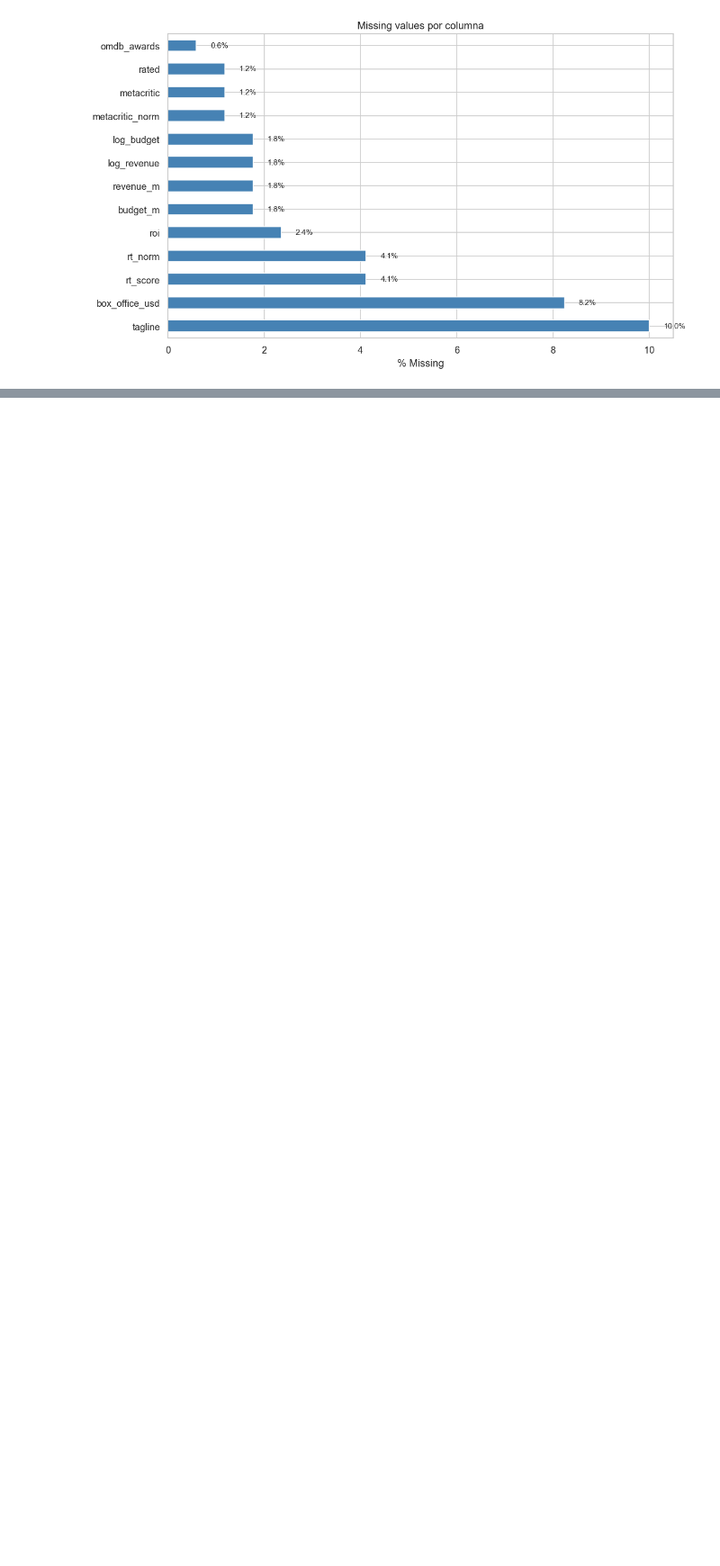
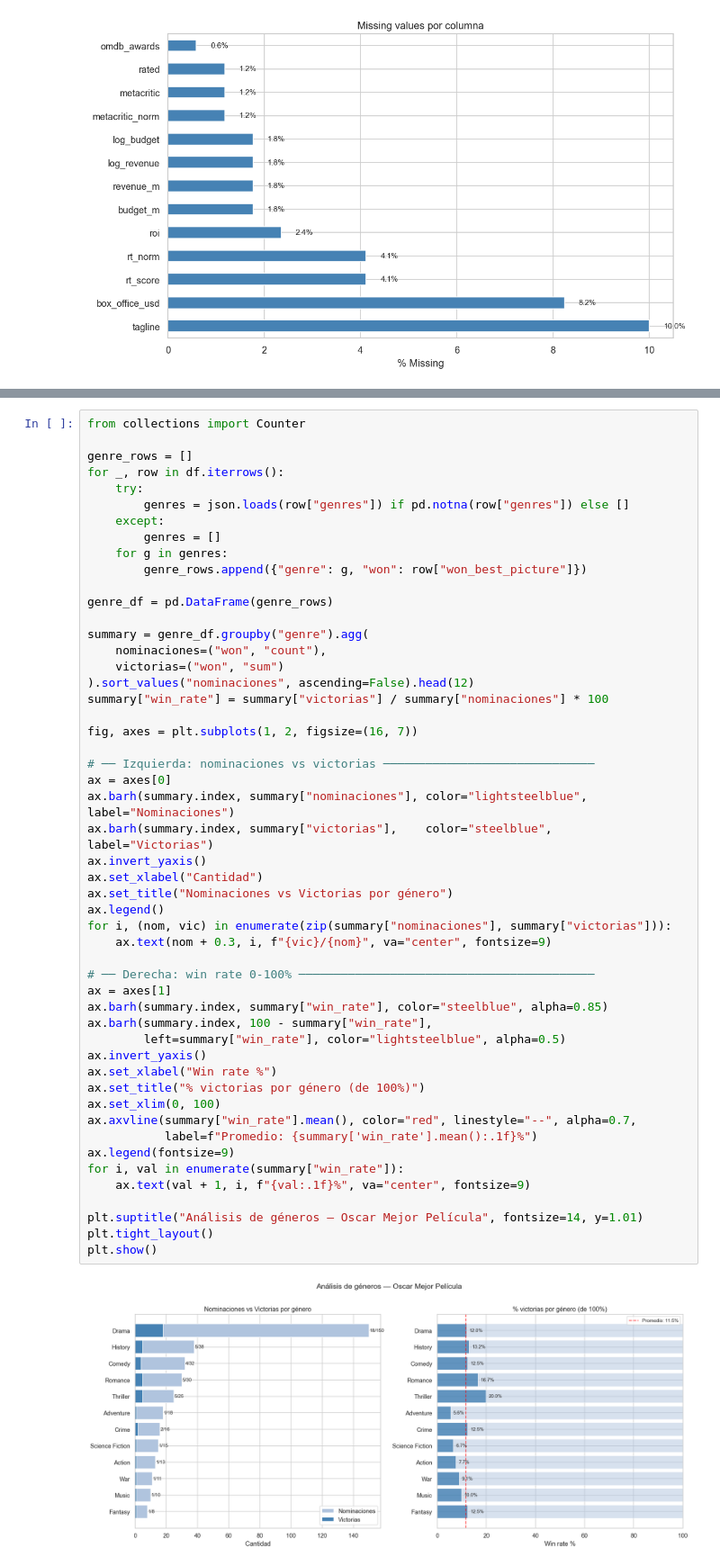
Before and after one commit to nataliamarinn/oscars, a Jupyter notebook: eda.ipynb, the cells around one changed output, grey strips where cells are left out. Shown at 90% size. Saved outputs shown, nothing was run; the diff lists cells and outputs as text; blank space fills up the shorter version.

```diff
--- a/eda.ipynb
+++ b/eda.ipynb
@@ -124,0 +70,53 @@ plt.show()
+# %%
+from collections import Counter
+
+genre_rows = []
+for _, row in df.iterrows():
+    try:
+        genres = json.loads(row["genres"]) if pd.notna(row["genres"]) else []
+    except:
+        genres = []
+    for g in genres:
+        genre_rows.append({"genre": g, "won": row["won_best_picture"]})
+
+genre_df = pd.DataFrame(genre_rows)
+
+summary = genre_df.groupby("genre").agg(
+    nominaciones=("won", "count"),
+    victorias=("won", "sum")
+).sort_values("nominaciones", ascending=False).head(12)
+summary["win_rate"] = summary["victorias"] / summary["nominaciones"] * 100
+
+fig, axes = plt.subplots(1, 2, figsize=(16, 7))
+
+# ── Izquierda: nominaciones vs victorias ──────────────────────────────
+ax = axes[0]
+ax.barh(summary.index, summary["nominaciones"], color="lightsteelblue", label="Nominaciones")
+ax.barh(summary.index, summary["victorias"],    color="steelblue",      label="Victorias")
+ax.invert_yaxis()
+ax.set_xlabel("Cantidad")
+ax.set_title("Nominaciones vs Victorias por género")
+ax.legend()
+for i, (nom, vic) in enumerate(zip(summary["nominaciones"], summary["victorias"])):
+    ax.text(nom + 0.3, i, f"{vic}/{nom}", va="center", fontsize=9)
+
+# ── Derecha: win rate 0-100% ──────────────────────────────────────────
+ax = axes[1]
+ax.barh(summary.index, summary["win_rate"], color="steelblue", alpha=0.85)
+ax.barh(summary.index, 100 - summary["win_rate"],
+        left=summary["win_rate"], color="lightsteelblue", alpha=0.5)
+ax.invert_yaxis()
+ax.set_xlabel("Win rate %")
+ax.set_title("% victorias por género (de 100%)")
+ax.set_xlim(0, 100)
+ax.axvline(summary["win_rate"].mean(), color="red", linestyle="--", alpha=0.7,
+           label=f"Promedio: {summary['win_rate'].mean():.1f}%")
+ax.legend(fontsize=9)
+for i, val in enumerate(summary["win_rate"]):
+    ax.text(val + 1, i, f"{val:.1f}%", va="center", fontsize=9)
+
+plt.suptitle("Análisis de géneros — Oscar Mejor Película", fontsize=14, y=1.01)
+plt.tight_layout()
+plt.show()
+# %% [output]
+[figure, added]
```
Also changed, not shown: parts of 19 cells of this notebook.
